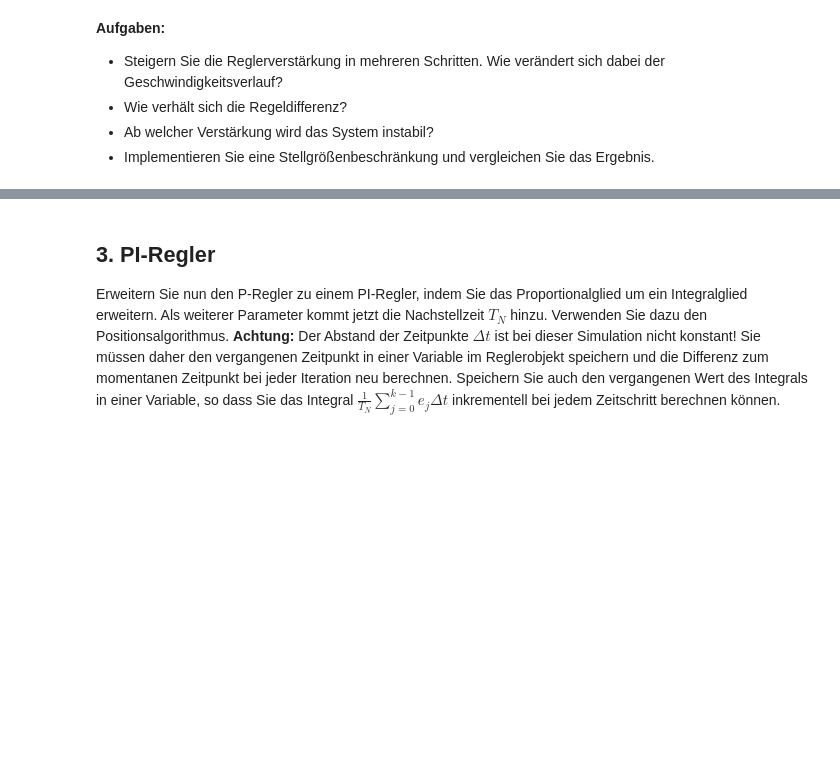
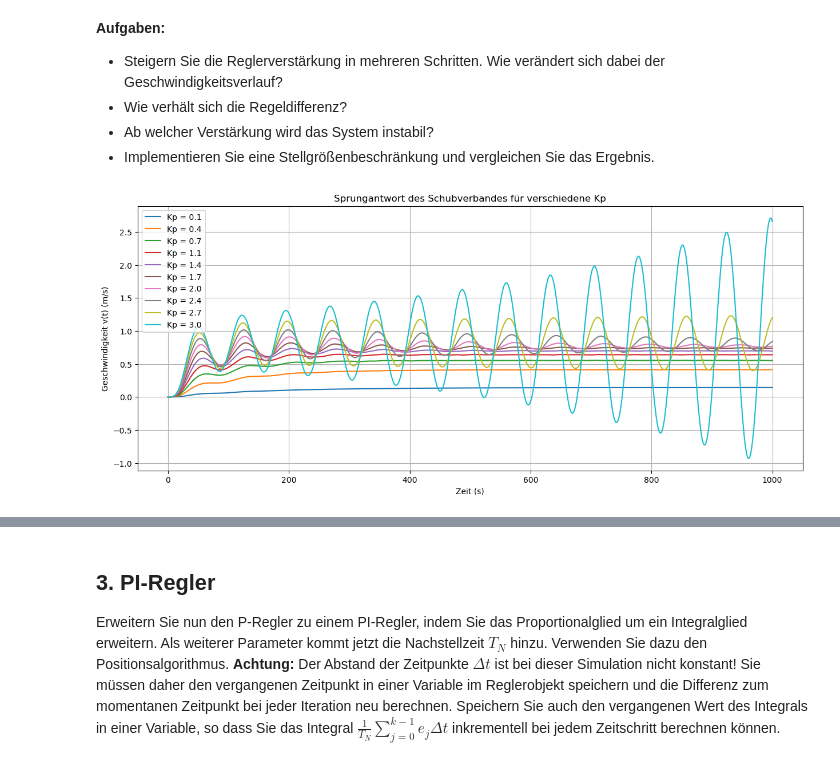
Before and after one commit to ImpressMee/Semester_3, a Jupyter notebook: 5. Technische Grundlagen von KI/Übungen/Versuch 5/vers_5_regler.ipynb, the cells around one changed output, grey strips where cells are left out. Drawn from its saved outputs; the diff is of its cells as text; code cells hidden in the pictures; blank space fills up the shorter version.

```diff
--- a/5. Technische Grundlagen von KI/Übungen/Versuch 5/vers_5_regler.ipynb
+++ b/5. Technische Grundlagen von KI/Übungen/Versuch 5/vers_5_regler.ipynb
@@ -80,6 +80,13 @@ Dabei gelten folgende physikalische Konstanten:
 
 - Masse der Wagen:
   $m = 15\,000\ \text{kg}$
+# %%
+# Globale Konstanten
+R = 200         # Ns/m
+D = 500         # Ns/m
+k = 200         # N/m
+m_lok = 80000   # kg
+m = 15000       # Kg
 # %%
 # Modell des Schubverbundes (Differentialgleichungen)
 def schubverbund_ode(t, X, f_func):
@@ -195,4 +207,91 @@ Geschwindigkeitsverlauf?
 - Ab welcher Verstärkung wird das System instabil?
 - Implementieren Sie eine Stellgrößenbeschränkung und vergleichen Sie das Ergebnis.
 # %%
+'''
+Was genau macht kp eigentlich?
+Ein P-Regler erzeugt eine Stellgröße proportional zur momentanen Abweichung zwischen
+Sollwert und Istwert. Die Reglerrverstärkung Kp bestimmt, wie stark auf diesen Fehler
+reagiert wird. In der Analogie eines Lokführeres entspricht Kp der Stärke, mit der der
+Lokführer bei einer Abweichung vom Solltempo Gas gibt.
+'''
+
 # Ihre Lösung hier
+import numpy as np
+
+Kp_values = np.linspace(0.1, 3, 10)
+sollwert = 1.0
+
+plt.figure(figsize=(15,6))
+for kp in Kp_values:
+    ctrl = PController(Kp=kp, soll=sollwert)
+    sol = solve_ivp(schubverbund_mit_regler, t_span, X0, args=(ctrl,), t_eval=t_eval)
+
+    # Geschwindigkeit des vorderen Wagens ist Variable No. 5
+    v_front = sol.y[5]
+
+    plt.plot(sol.t, v_front, label=f"Kp = {kp:.1f}")
+
+# Plot
+plt.xlabel('Zeit (s)')
+plt.ylabel('Geschwindigkeit v(t) (m/s)')
+plt.title('Sprungantwort des Schubverbandes für verschiedene Kp')
+plt.grid(True)
+plt.legend()
+plt.show()
+
+
+def schubverbund_mit_regler2(zeitpunkt, X, ctrl, beschraenkung=5):
+    # Regelgröße: Geschwindigkeit des vorderen Wagons
+    v_front = X[5]
+
+    # Berechne die Stellkraft mithilfe des Reglers
+    f = ctrl(v_front, zeitpunkt)
+
+    # hier kommt die stellgrößenbeschränkung
+    f = np.clip(f, -beschraenkung, beschraenkung)
+
+    # Selbes Modell wie vorhin, aber mit Stellkraft des Reglers als Input
+    x_lok, v_lok, x1, v1, x2, v2 = X
+
+    dv_lok = (-R*v_lok - D*(v_lok - v1) - k*(x_lok - x1) + 1000*f) / m_lok # Lok
+    dv1 = (-R*v1 + D*(v_lok - v1) + k*(x_lok - x1) - D*(v1 - v2) - k*(x1 - x2)) / m # Mittlerer Wagen
+    dv2 = (-R*v2 + D*(v1 - v2) + k*(x1 - x2)) / m # Vorderer Wagen
+
+    return [v_lok, dv_lok, v1, dv1, v2, dv2]
+
+
+plt.figure(figsize=(15,6))
+for kp in Kp_values:
+    ctrl = PController(Kp=kp, soll=sollwert)
+    sol = solve_ivp(schubverbund_mit_regler2, t_span, X0, args=(ctrl, 1.5), t_eval=t_eval)
+
+    # Geschwindigkeit des vorderen Wagens ist Variable No. 5
+    v_front = sol.y[5]
+
+    plt.plot(sol.t, v_front, label=f"Kp = {kp:.1f}")
+
+# Plot
+plt.xlabel('Zeit (s)')
+plt.ylabel('Geschwindigkeit v(t) (m/s)')
+plt.title('Sprungantwort des Schubverbandes für verschiedene Kp mit Stellgrößenbeschränkung')
+plt.grid(True)
+plt.legend()
+plt.show()
+
+'''
+Die Schwingungen welche stark schwingten wurden jetzt gebremst. Was wir hier gemacht haben ist im endeffekt
+eine Physikalische grenze. Mathematisch gesehen könnte eine schwingung bis ins unendliche gehen, das funktioniert aber in der
+relität nicht. Es gibt harte grenzen beim Motor, Strom oder Widerstände. Genau das ist die Stellengrößenbeschränkung. Diese
+sorgt dafür, dass unsere Simulation etwas genauer bzw realitätstreuer wirkt.
+
+Oder noch besser es ist wie eine schaukel:
+In einem idealen Modell könnte man die Schaukel immer stärker anschubsen, wenn unbegrenzt Kraft zur Verfügung steht.
+In der Realität ist die Kraft, mit der man anschubsen kann, jedoch begrenzt.
+Dadurch ist auch die zugeführte Energie begrenzt, während Reibung und Luftwiderstand weiterhin Energie abbauen.
+Folglich klingen die Schwingungen ab.
+
+Die Stellgrößenbeschränkung entspricht dieser Kraftbegrenzung und verhindert, dass der Regler dem System unbegrenzt Energie zuführt.
+
+'''
+# %% [output]
+[figure, added]
```
Also changed, not shown: parts of 12 cells of this notebook, 2 other files.
